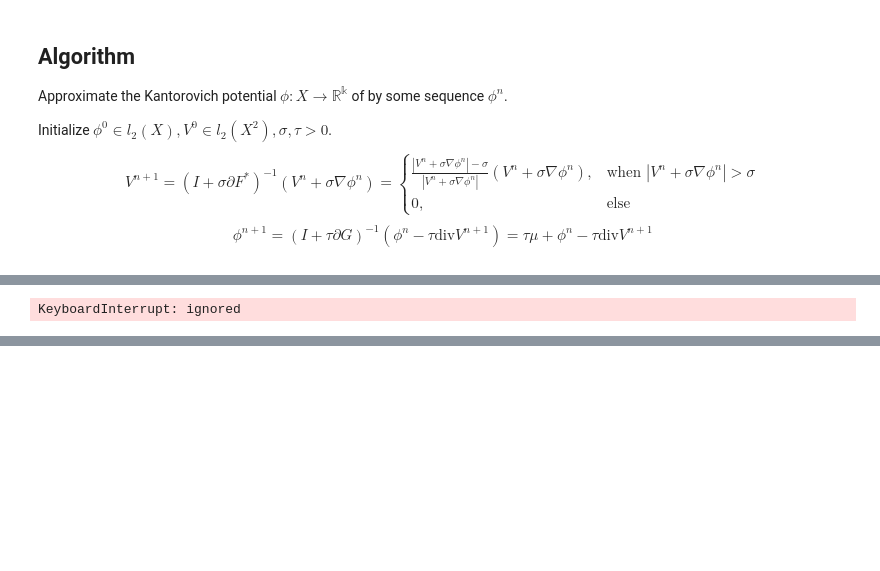
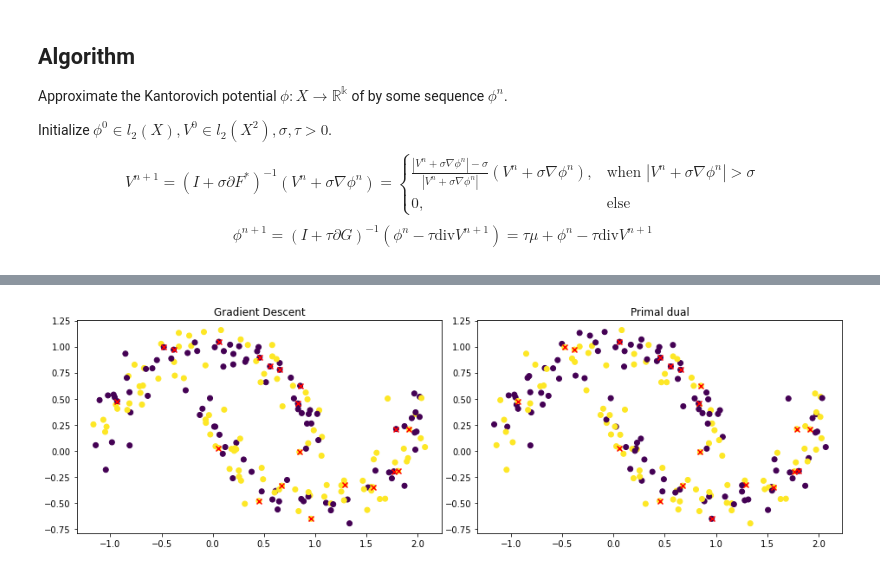
Before and after one commit to gstamatiou/optimal-classification, a Jupyter notebook: Wasserstein-1 distance.ipynb, the cells around one changed output, grey strips where cells are left out. Drawn from its saved outputs; the diff is of its cells as text; code cells hidden in the pictures; blank space fills up the shorter version.

Commit message:
Correction and gradient descent implementation

```diff
--- a/Wasserstein-1 distance.ipynb
+++ b/Wasserstein-1 distance.ipynb
@@ -271,3 +322,0 @@ ax[1].scatter(X[:,0],X[:,1], c=labels)
-# %%
-u = pd_solver(proxF, proxG)
-print(u)
@@ -294,12 +322,0 @@ plt.scatter(X[:,0],X[:,1], c=predictions)
-# %%
-u = pd_solver(slow_proxF, proxG)
-# %% [output]
-KeyboardInterrupt: ignored
-# %%
-a = np.arange(2 * 2 * 3).reshape((2, 2,3))
-b = a % 3
-W = np.random.randint(low = 0, high = 3, size = (2,2))
-aa = (W[:, :, np.newaxis] + np.zeros((2,2,3))) * a
-print(a)
-print(b)
-print(W)
@@ -314,3 +322,0 @@ def I_F(x_flattened, y_flattened, W, tau):
-# %%
-y_flattened = np.random.randint(low = 0, high = 20, size = (n*n*k))
-res = minimize(I_F, x0 = np.zeros(n * n * k), args = (y_flattened, W, sigma))
@@ -320,0 +323,61 @@ np.linalg.norm(proxF(np.zeros((n,n,k)), sigma, W) - res.x.reshape(n,n,k))
+# %%
+from scipy.optimize import NonlinearConstraint
+
+def I(u_flattened):
+    u = u_flattened.reshape(N, k)
+
+    integral = (u * mu).sum()
+
+    return -integral
+
+def grad_sup(u_flattened):
+    u = u_flattened.reshape(N, k)
+
+    pairwise_differences = (u[:,np.newaxis] - u)
+    max_abs = np.linalg.norm(pairwise_differences, axis = -1).max()
+
+    return max_abs
+
+def minimize_I():
+    constr = NonlinearConstraint(grad_sup, -np.inf, 1)
+    res = minimize(I, x0 = np.zeros(N*k), constraints = constr, method = 'trust-constr', hess = lambda x: np.zeros((N*k, N*k)))
+
+    return res.x.reshape(N,k)
+
+
+fig, ax = plt.subplots(ncols = 2, figsize = (13, 4))
+fig.tight_layout()
+
+u_grad_descent = -minimize_I()
+u_primal_dual = pd_solver(proxF, proxG, W)
+pred_grad_descent = predict(u_grad_descent)
+pred_primal_dual = predict(u_primal_dual)
+
+ax[0].scatter(X[:,0],X[:,1], c=pred_grad_descent)
+ax[0].scatter(X[train_ind, 0], X[train_ind, 1], marker = 'x', c = 'red')
+ax[0].set_title("Gradient Descent")
+
+ax[1].scatter(X[:,0],X[:,1], c=pred_primal_dual)
+ax[1].scatter(X[train_ind, 0], X[train_ind, 1], marker = 'x', c = 'red')
+ax[1].set_title("Primal dual")
+
+print(u_grad_descent - u_primal_dual)
+print(np.linalg.norm(u_grad_descent - u_primal_dual))
+print(np.count_nonzero(pred_grad_descent - pred_primal_dual))
+
+plt.show()
+# np.random.seed(1)
+# u = np.random.randint(low = -10, high = 10, size = (N,k))
+# print("u = \n", u)
+# pairwise_differences = (u[:,np.newaxis] - u)
+# max_abs = np.linalg.norm(pairwise_differences, axis = -1).max()
+
+# max_abs_so_far = 0
+# for i in range(N):
+#     for j in range(N):
+#         max_abs_so_far = max(np.linalg.norm(u[i] - u[j]), max_abs_so_far)
+# print(max_abs_so_far, max_abs)
+# print(np.linalg.norm(pairwise_differences[1,2]))
+# np.linalg.norm(pairwise_differences, axis = -1)[1,2]
+#pairwise_differences[i,j] = u[i] - u[j]
+# %% [output]
@@ -320,0 +401 @@ np.linalg.norm(proxF(np.zeros((n,n,k)), sigma, W) - res.x.reshape(n,n,k))
+[figure, added]
```
Also changed, not shown: parts of 13 cells of this notebook.
